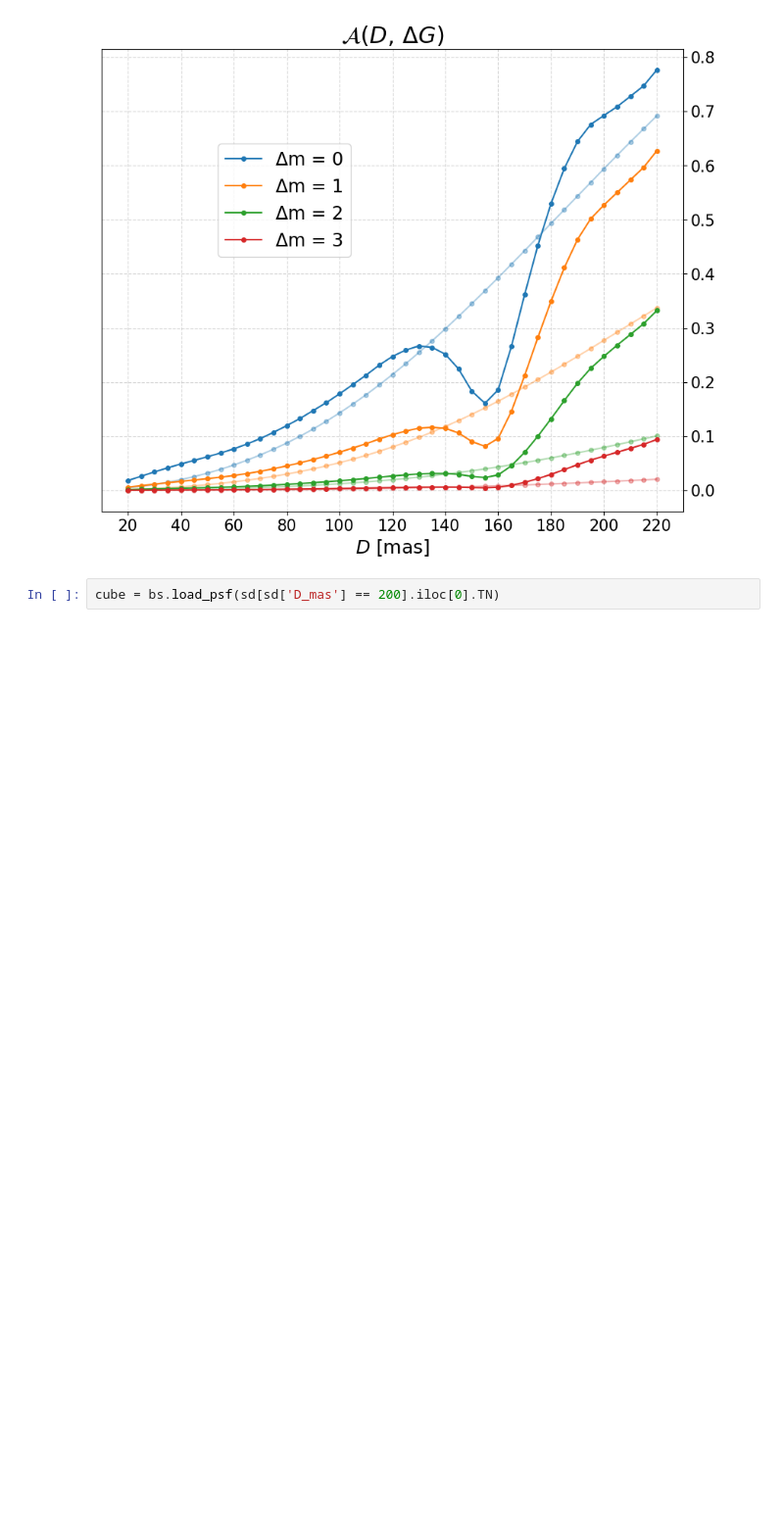
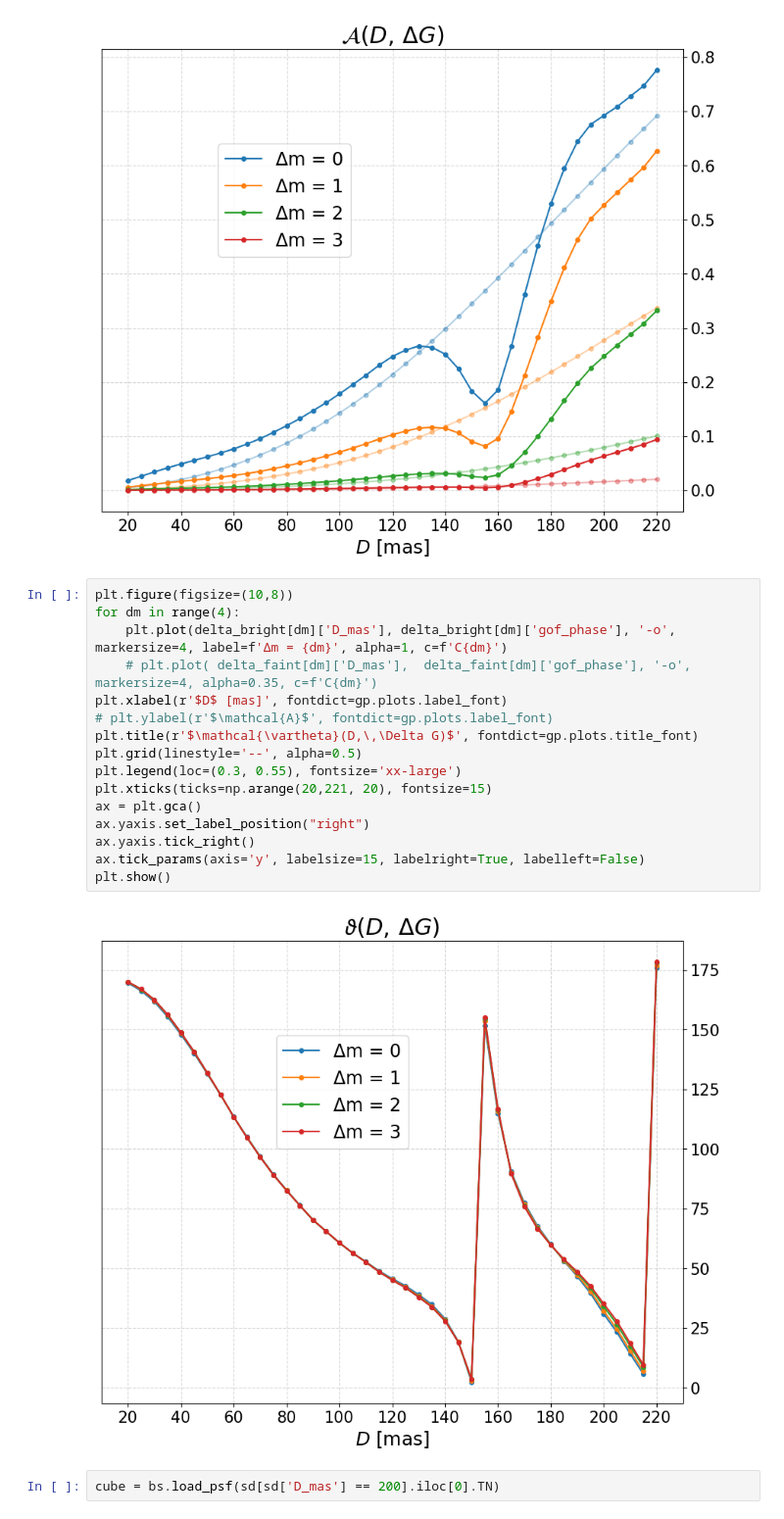
Before and after one commit to pietroferraiuolo/BINCAT, a Jupyter notebook: scripts/06-analysis-v3.ipynb, the cells around one changed output. Shown at 98% size. Saved outputs shown, nothing was run; the diff lists cells and outputs as text; blank space fills up the shorter version.

```diff
--- a/scripts/06-analysis-v3.ipynb
+++ b/scripts/06-analysis-v3.ipynb
@@ -109,6 +122,24 @@ ax.tick_params(axis='y', labelsize=15, labelright=True, labelleft=False)
 plt.show()
 # %% [output]
 [figure]
+# %%
+plt.figure(figsize=(10,8))
+for dm in range(4):
+    plt.plot(delta_bright[dm]['D_mas'], delta_bright[dm]['gof_phase'], '-o', markersize=4, label=f'Δm = {dm}', alpha=1, c=f'C{dm}')
+    # plt.plot( delta_faint[dm]['D_mas'],  delta_faint[dm]['gof_phase'], '-o', markersize=4, alpha=0.35, c=f'C{dm}')
+plt.xlabel(r'$D$ [mas]', fontdict=gp.plots.label_font)
+# plt.ylabel(r'$\mathcal{A}$', fontdict=gp.plots.label_font)
+plt.title(r'$\mathcal{\vartheta}(D,\,\Delta G)$', fontdict=gp.plots.title_font)
+plt.grid(linestyle='--', alpha=0.5)
+plt.legend(loc=(0.3, 0.55), fontsize='xx-large')
+plt.xticks(ticks=np.arange(20,221, 20), fontsize=15)
+ax = plt.gca()
+ax.yaxis.set_label_position("right")
+ax.yaxis.tick_right()
+ax.tick_params(axis='y', labelsize=15, labelright=True, labelleft=False)
+plt.show()
+# %% [output]
+[figure, added]
 # %%
 cube = bs.load_psf(sd[sd['D_mas'] == 200].iloc[0].TN)
 # %%
```
Also changed, not shown: parts of 11 cells of this notebook, 6 other files.
